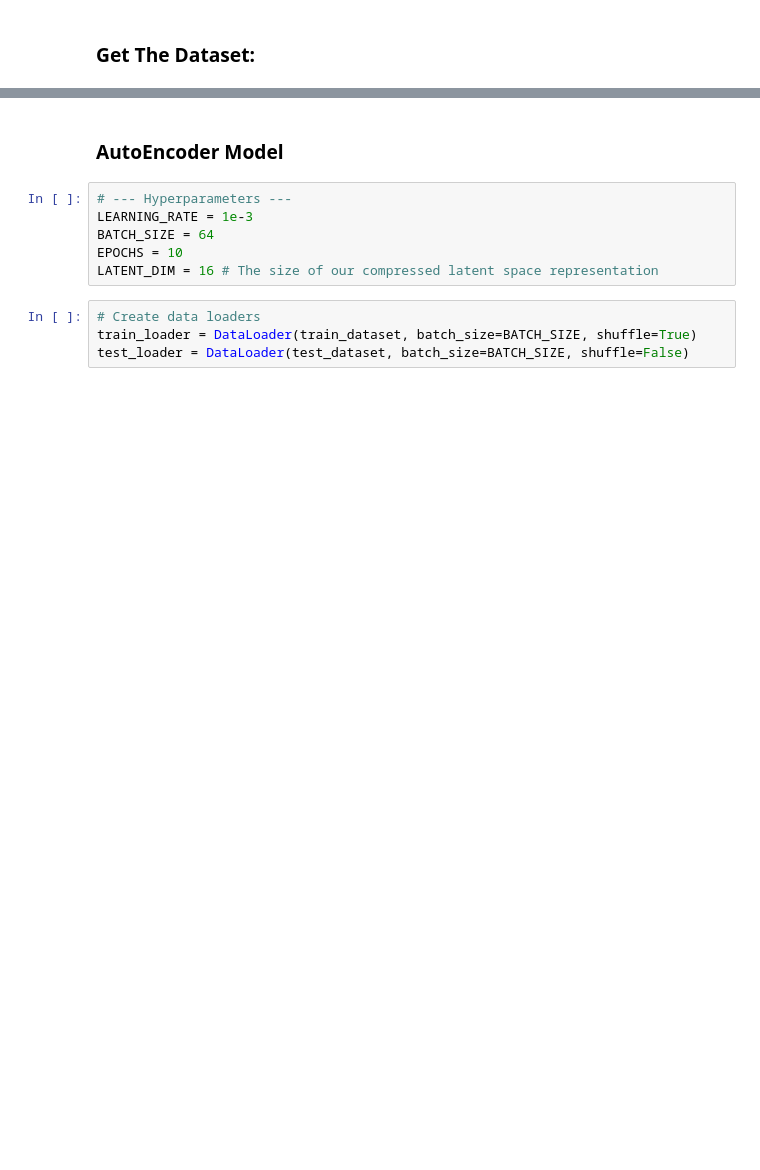
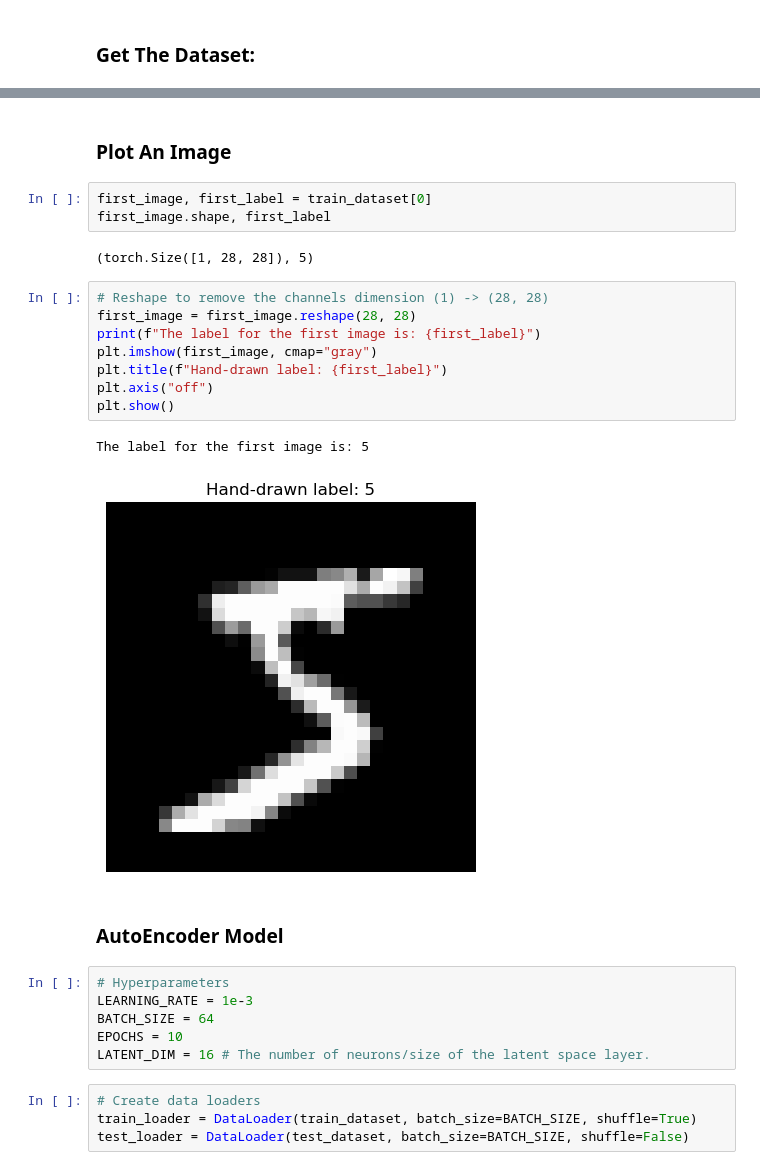
Before and after one commit to t20e/AI_projects_and_res, a Jupyter notebook: basic_ML/Encoders/autoencoder.ipynb, the cells around one changed output, grey strips where cells are left out. Drawn from its saved outputs; the diff is of its cells as text; blank space fills up the shorter version.

```diff
--- a/basic_ML/Encoders/autoencoder.ipynb
+++ b/basic_ML/Encoders/autoencoder.ipynb
@@ -71,11 +105,29 @@ test_dataset = datasets.MNIST(root='../datasets', train=False, download=True, tr
+# %% [markdown]
+### Plot An Image
+# %%
+first_image, first_label = train_dataset[0]
+first_image.shape, first_label
+# %% [output]
+(torch.Size([1, 28, 28]), 5)
+# %%
+# Reshape to remove the channels dimension (1) -> (28, 28)
+first_image = first_image.reshape(28, 28)
+print(f"The label for the first image is: {first_label}")
+plt.imshow(first_image, cmap="gray")
+plt.title(f"Hand-drawn label: {first_label}")
+plt.axis("off")
+plt.show()
+# %% [output]
+The label for the first image is: 5
+[figure, added]
 # %% [markdown]
 ### AutoEncoder Model
 # %%
-# --- Hyperparameters ---
+# Hyperparameters
 LEARNING_RATE = 1e-3
 BATCH_SIZE = 64
 EPOCHS = 10
-LATENT_DIM = 16 # The size of our compressed latent space representation
+LATENT_DIM = 16 # The number of neurons/size of the latent space layer.
 # %%
 # Create data loaders
 train_loader = DataLoader(train_dataset, batch_size=BATCH_SIZE, shuffle=True)
```
Also changed, not shown: parts of 22 cells of this notebook, 1 other file.
